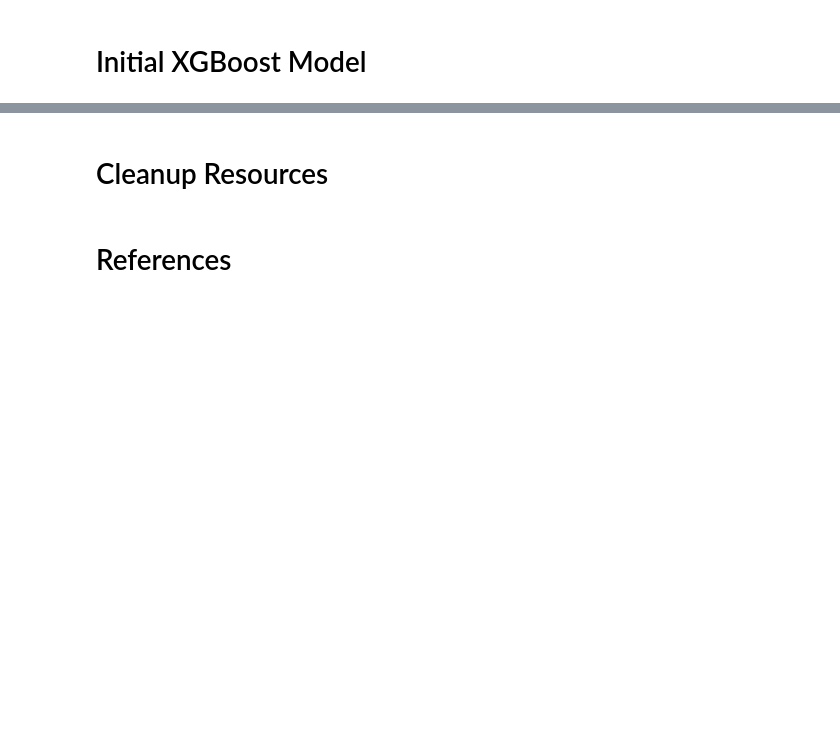
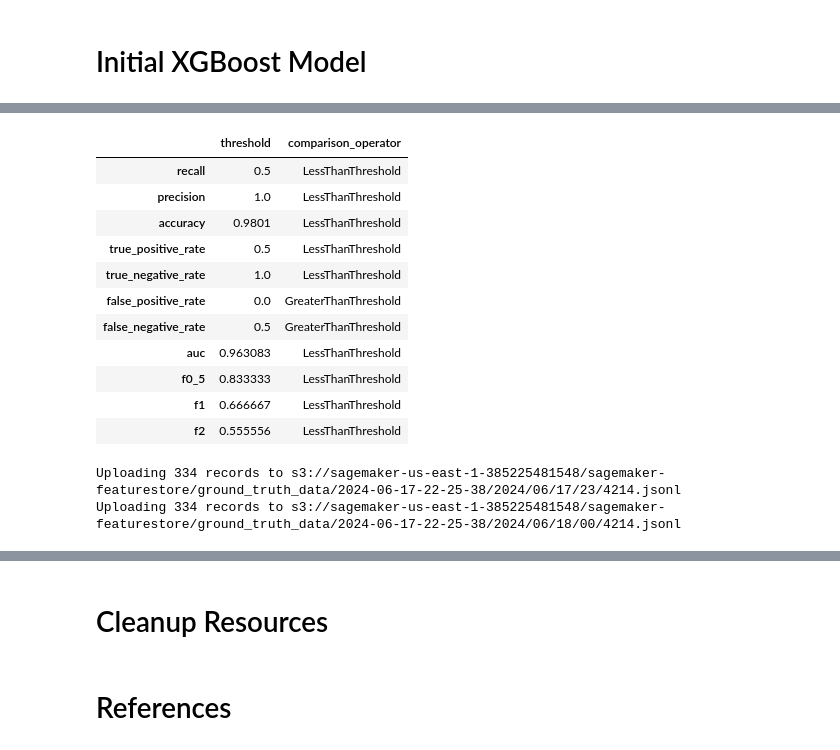
Before and after one commit to carson-edmonds/AAI-540_Final_Project, a Jupyter notebook: Bid_Bot_Classification_AWS.ipynb, the cells around one changed output, grey strips where cells are left out. Drawn from its saved outputs; the diff is of its cells as text; code cells hidden in the pictures; blank space fills up the shorter version.

Commit message:
Model monitor addition

```diff
--- a/Bid_Bot_Classification_AWS.ipynb
+++ b/Bid_Bot_Classification_AWS.ipynb
@@ -1106,0 +824,10 @@ training_model.latest_job_debugger_artifacts_path()
+# %%
+# Create the model quality monitoring object
+bids_model_quality_monitor = ModelQualityMonitor(
+    role=role,
+    instance_count=1,
+    instance_type="ml.m5.xlarge",
+    volume_size_in_gb=20,
+    max_runtime_in_seconds=1800,
+    sagemaker_session=sess,
+)
@@ -1106,0 +856,2 @@ training_model.latest_job_debugger_artifacts_path()
+# %%
+baseline_job = bids_model_quality_monitor.latest_baselining_job
@@ -1106,0 +880,15 @@ training_model.latest_job_debugger_artifacts_path()
+# %%
+pd.DataFrame(baseline_job.suggested_constraints().body_dict["binary_classification_constraints"]).T
+# %% [output]
+|  | threshold | comparison_operator |
+| recall | 0.5 | LessThanThreshold |
+| precision | 1.0 | LessThanThreshold |
+| accuracy | 0.9801 | LessThanThreshold |
+| true_positive_rate | 0.5 | LessThanThreshold |
+| true_negative_rate | 1.0 | LessThanThreshold |
+| false_positive_rate | 0.0 | GreaterThanThreshold |
+| false_negative_rate | 0.5 | GreaterThanThreshold |
+| auc | 0.963083 | LessThanThreshold |
+| f0_5 | 0.833333 | LessThanThreshold |
+| f1 | 0.666667 | LessThanThreshold |
+| f2 | 0.555556 | LessThanThreshold |
@@ -1106,0 +945,16 @@ training_model.latest_job_debugger_artifacts_path()
+# %%
+NUM_GROUND_TRUTH_RECORDS = 334  # 334 are the number of rows in data we're sending for inference
+def generate_fake_ground_truth_forever():
+    j = 0
+    while True:
+        fake_records = [ground_truth_with_id(i) for i in range(NUM_GROUND_TRUTH_RECORDS)]
+        upload_ground_truth(fake_records, datetime.utcnow())
+        j = (j + 1) % 5
+        sleep(60 * 60)  # do this once an hour
+
+
+gt_thread = Thread(target=generate_fake_ground_truth_forever)
+gt_thread.start()
+# %% [output]
+Uploading 334 records to s3://sagemaker-us-east-1-385225481548/sagemaker-featurestore/ground_truth_data/2024-06-17-22-25-38/2024/06/17/23/4214.jsonl
+Uploading 334 records to s3://sagemaker-us-east-1-385225481548/sagemaker-featurestore/ground_truth_data/2024-06-17-22-25-38/2024/06/18/00/4214.jsonl
```
Also changed, not shown: parts of 84 cells of this notebook.
